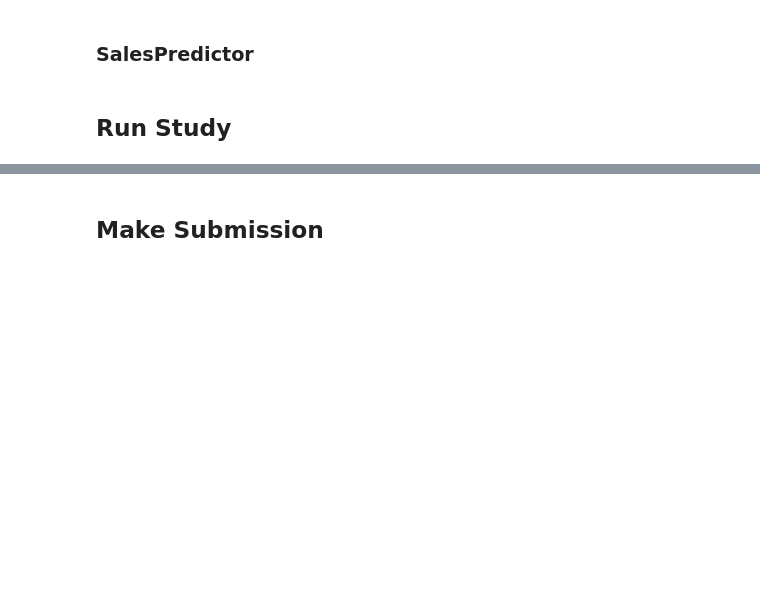
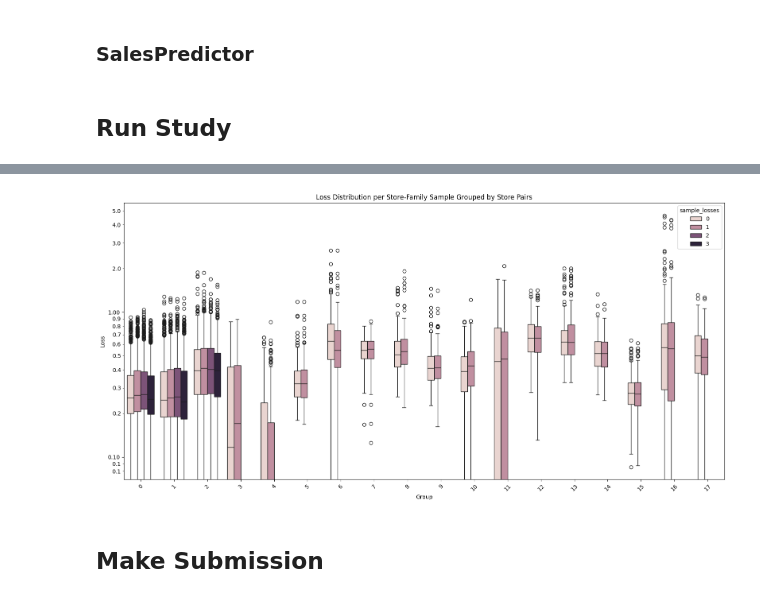
Before and after one commit to Tikhon-Radkevich/Store-Sales, a Jupyter notebook: notebooks/baseline/stat_methods/optuna_nested_cv.ipynb, the cells around one changed output, grey strips where cells are left out. Drawn from its saved outputs; the diff is of its cells as text; code cells hidden in the pictures; blank space fills up the shorter version.

```diff
--- a/notebooks/baseline/stat_methods/optuna_nested_cv.ipynb
+++ b/notebooks/baseline/stat_methods/optuna_nested_cv.ipynb
@@ -138,2 +187,7 @@ sales_predictor.fit(train_df, initial)
+# %%
+plot_title = "Loss Distribution per Store-Family Sample Grouped by Store Pairs"
+make_plot(sales_predictor.tune_loss_storage, "sample_losses", plot_title)
+# %% [output]
+[figure, added]
 # %% [markdown]
 ## Make Submission
```
Also changed, not shown: parts of 16 cells of this notebook.
